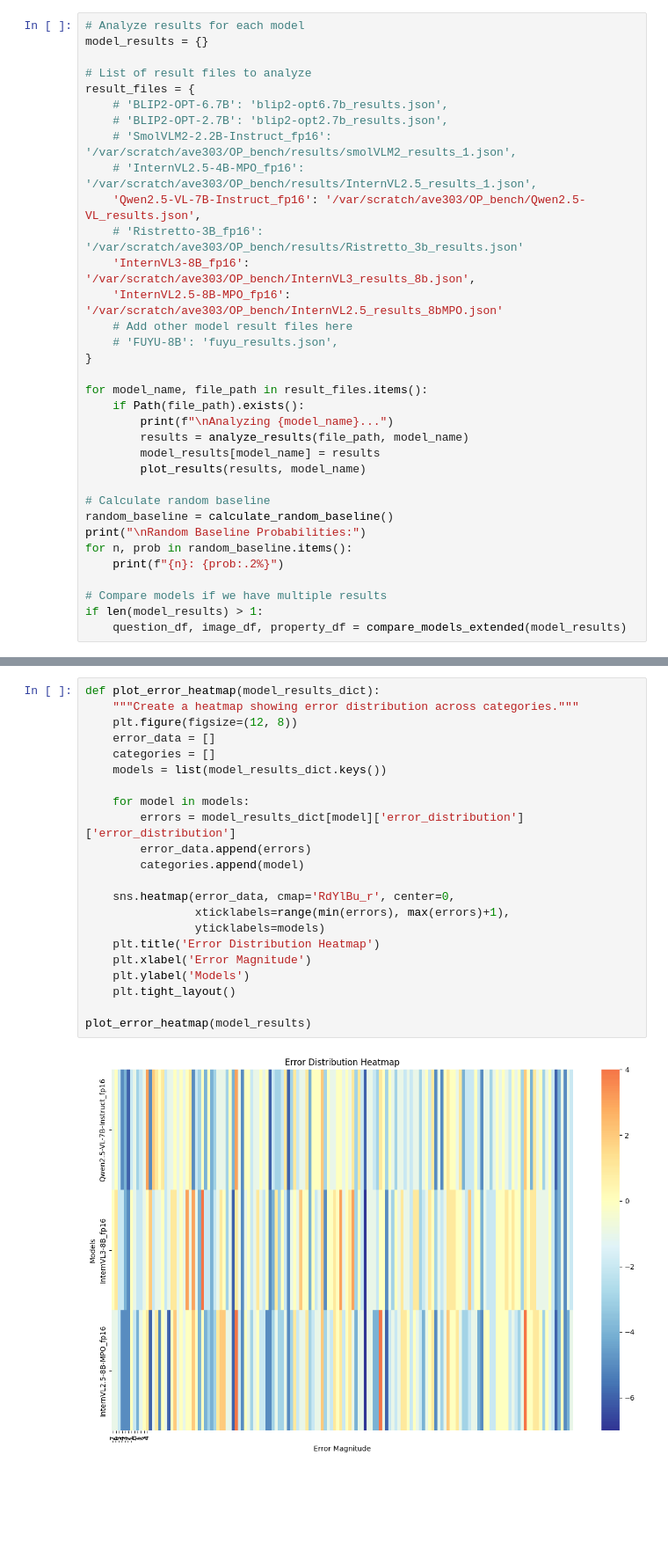
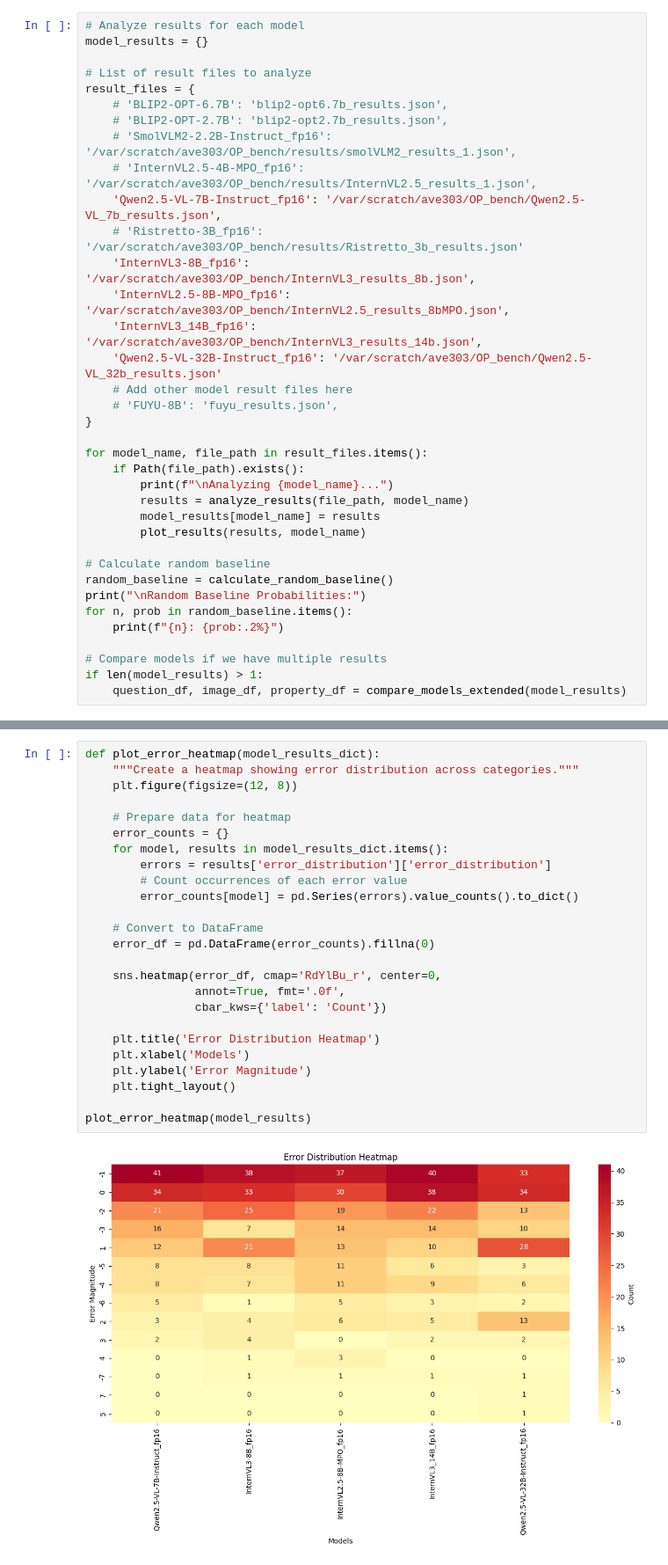
Before and after one commit to AbhishekKolari/ORBIT, a Jupyter notebook: analyse_results.ipynb, the cells around one changed output, grey strips where cells are left out. Shown at 88% size. Saved outputs shown, nothing was run; the diff lists cells and outputs as text; blank space fills up the shorter version.

```diff
--- a/analyse_results.ipynb
+++ b/analyse_results.ipynb
@@ -557,10 +499,12 @@ result_files = {
     # 'BLIP2-OPT-2.7B': 'blip2-opt2.7b_results.json',
     # 'SmolVLM2-2.2B-Instruct_fp16': '/var/scratch/ave303/OP_bench/results/smolVLM2_results_1.json',
     # 'InternVL2.5-4B-MPO_fp16': '/var/scratch/ave303/OP_bench/results/InternVL2.5_results_1.json',
-    'Qwen2.5-VL-7B-Instruct_fp16': '/var/scratch/ave303/OP_bench/Qwen2.5-VL_results.json',
+    'Qwen2.5-VL-7B-Instruct_fp16': '/var/scratch/ave303/OP_bench/Qwen2.5-VL_7b_results.json',
     # 'Ristretto-3B_fp16': '/var/scratch/ave303/OP_bench/results/Ristretto_3b_results.json'
     'InternVL3-8B_fp16': '/var/scratch/ave303/OP_bench/InternVL3_results_8b.json',
-    'InternVL2.5-8B-MPO_fp16': '/var/scratch/ave303/OP_bench/InternVL2.5_results_8bMPO.json'
+    'InternVL2.5-8B-MPO_fp16': '/var/scratch/ave303/OP_bench/InternVL2.5_results_8bMPO.json',
+    'InternVL3_14B_fp16': '/var/scratch/ave303/OP_bench/InternVL3_results_14b.json',
+    'Qwen2.5-VL-32B-Instruct_fp16': '/var/scratch/ave303/OP_bench/Qwen2.5-VL_32b_results.json'
     # Add other model result files here
     # 'FUYU-8B': 'fuyu_results.json',
 }
@@ -653,27 +631,30 @@ InternVL2.5-8B-MPO_fp16       17.07%    15.62%     22.95%     18.75%
 # %%
 def plot_error_heatmap(model_results_dict):
     """Create a heatmap showing error distribution across categories."""
     plt.figure(figsize=(12, 8))
-    error_data = []
-    categories = []
-    models = list(model_results_dict.keys())
 
-    for model in models:
-        errors = model_results_dict[model]['error_distribution']['error_distribution']
-        error_data.append(errors)
-        categories.append(model)
+    # Prepare data for heatmap
+    error_counts = {}
+    for model, results in model_results_dict.items():
+        errors = results['error_distribution']['error_distribution']
+        # Count occurrences of each error value
+        error_counts[model] = pd.Series(errors).value_counts().to_dict()
 
-    sns.heatmap(error_data, cmap='RdYlBu_r', center=0,
-                xticklabels=range(min(errors), max(errors)+1),
-                yticklabels=models)
+    # Convert to DataFrame
+    error_df = pd.DataFrame(error_counts).fillna(0)
+
+    sns.heatmap(error_df, cmap='RdYlBu_r', center=0,
+                annot=True, fmt='.0f',
+                cbar_kws={'label': 'Count'})
+
     plt.title('Error Distribution Heatmap')
-    plt.xlabel('Error Magnitude')
-    plt.ylabel('Models')
+    plt.xlabel('Models')
+    plt.ylabel('Error Magnitude')
     plt.tight_layout()
 
 plot_error_heatmap(model_results)
 # %% [output]
-[figure, old version]
+[figure, new version]
 # %%
 def plot_radar_metrics(model_results_dict):
     """Create a radar plot comparing multiple metrics across models."""
```
Also changed, not shown: parts of 15 cells of this notebook, 21 other files.
